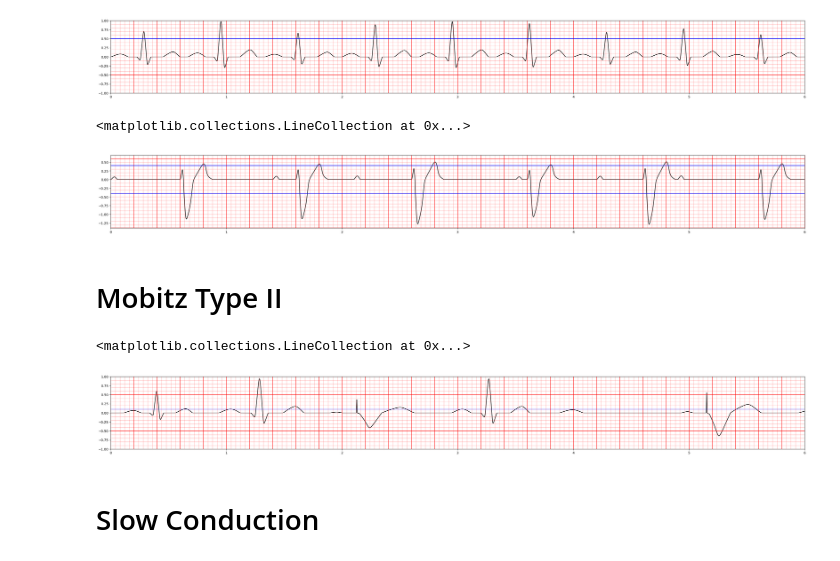
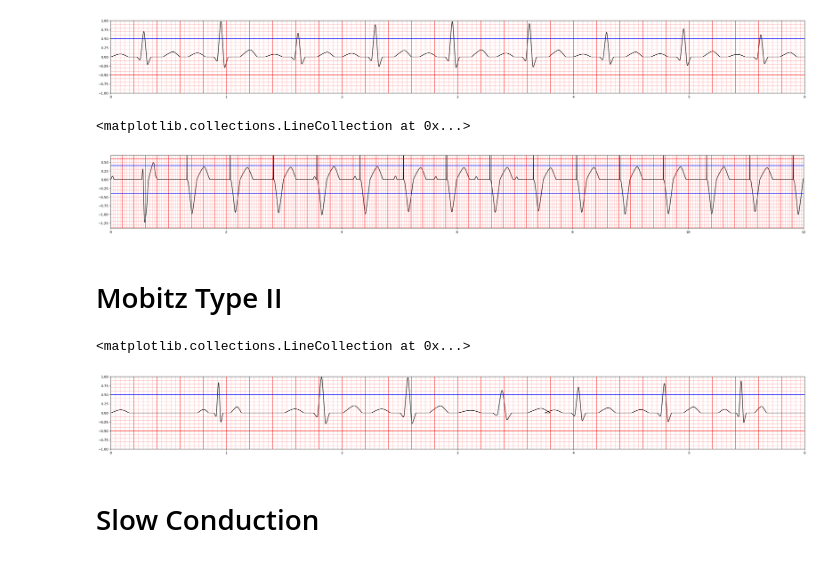
Before and after one commit to joonhaim/edupace, a Jupyter notebook: simulator-interface/ecg/ECG simulation - more organised version.ipynb, the cells around one changed output. Saved outputs shown, nothing was run; the diff lists cells and outputs as text; code cells hidden in the pictures.

```diff
--- a/simulator-interface/ecg/ECG simulation - more organised version.ipynb
+++ b/simulator-interface/ecg/ECG simulation - more organised version.ipynb
@@ -767,13 +739,14 @@ def third_deg_heart_block(ecg_func,iterations,sensitivity,output,rate,patient_HR
             x = np.concatenate((x,x_temp),axis=0)
             y = np.concatenate((y,y_temp),axis=0)
 
-        #Check if overlap for subsequent waves
+
+     #Check if overlap for subsequent waves
         elif i > 0:
             if np.min(x_temp) < np.max(x): #If there's overlap between R and P waves
                 if np.max(y_temp) >= np.max(storage[2,idx-1]): #If new wave is R wave (max y value is bigger than max y value of previous wave), get rid of previous wave
-                    cutoff = len(storage[1,idx-1]) #How much to cut off from array to get rid of P wave
-                    x = x[:-cutoff] # get rid of old wave (P wave)
-                    y = y[:-cutoff]
+                    overlap_start_idx = np.where(x >= np.min(x_temp))[0][0] #Find where overlap starts
+                    x = x[:overlap_start_idx] #Cut out overlapping region
+                    y = y[:overlap_start_idx]
                     x = np.concatenate((x,x_temp),axis=0) #Add R wave
                     y = np.concatenate((y,y_temp),axis=0)
                 #If new wave is P wave do nothing
@@ -787,7 +760,7 @@ def third_deg_heart_block(ecg_func,iterations,sensitivity,output,rate,patient_HR
 t = np.linspace(0,1,101)
 iterations = 20
 sensitivity = 0.4
-output = 1.3
+output = 1.8
 rate = 80
 patient_HR = 60
 x,y = third_deg_heart_block(ECG_wave, iterations,sensitivity,output,rate,patient_HR,asynchronous=False)
@@ -796,37 +769,37 @@ fig2, ax2 = plt.subplots(figsize=(38, 4))
 ax2.plot(x,y, color='black')
 ax2.set_xlim(0,8)
 
-ax2.set_xlim(0, 6)
+ax2.set_xlim(0, 12)
 ax2.set_ylim(-1.4, 0.7)
 
 # compute line positions
 big_lines_v = np.arange(0, 8, 0.2)
 small_lines_v = np.arange(0, 8, 0.04)
 big_lines_h = np.arange(-1.5, 1.5, 1)
 small_lines_h = np.arange(-1.5, 1.5, 0.1)
 
 ymin, ymax = ax2.get_ylim()
 xmin, xmax = ax2.get_xlim()
 
 # compute line positions
-big_lines_v = np.arange(0, 10, 0.2)
-small_lines_v = np.arange(0, 10, 0.04)
+big_lines_v = np.arange(0, 12, 0.2)
+small_lines_v = np.arange(0, 12, 0.04)
 big_lines_h = np.arange(-1.4, 0.7, 1)
 small_lines_h = np.arange(-1.4, 0.7, 0.1)
 
 # draw vertical lines (from ymin to ymax) in a single call each
 ax2.vlines(big_lines_v, ymin, ymax, colors='red', alpha=0.7, linewidth=1.5)
 ax2.vlines(small_lines_v, ymin, ymax, colors='red', alpha=0.3, linewidth=1)
 
 # draw horizontal lines (from xmin to xmax)
 ax2.hlines(big_lines_h, xmin, xmax, colors='red', alpha=0.7, linewidth=1.5)
 ax2.hlines(small_lines_h, xmin, xmax, colors='red', alpha=0.3, linewidth=1)
 
 #Line to indicate sensitivity setting
 ax2.hlines(sensitivity, xmin, xmax, colors='blue', alpha=1, linewidth=1.5)
 ax2.hlines(-sensitivity, xmin, xmax, colors='blue', alpha=1, linewidth=1.5)
 # %% [output]
 <matplotlib.collections.LineCollection at 0x...>
-[figure, old version]
+[figure, new version]
 # %% [markdown]
 # Mobitz Type II #
@@ -1011,10 +1274,9 @@ def Mobitz_type_II(ecg_func, gap, regularity, sensitivity,rate, output, asynchro
     return x, y
 # %%
 t = np.linspace(0,1,101)
-patient_HR = 75
-gap = heart_rate(patient_HR)
-sensitivity = 0.1
-x_ecg, y_ecg = Mobitz_type_II(ECG_wave, gap, regularity='Irregular', sensitivity=sensitivity, rate=70, output=1.5, asynchronous=False)
+patient_HR = 80
+sensitivity = 0.5
+x_ecg, y_ecg = Mobitz_type_II(ECG_wave,patient_HR=patient_HR,regularity='Irregular', sensitivity=sensitivity, rate=60, output=1.5, asynchronous=False)
 
 fig, ax = plt.subplots(figsize=(38, 4))
 ax.plot(x_ecg, y_ecg, color='black')
@@ -1042,7 +1304,7 @@ ax.hlines(small_lines_h, xmin, xmax, colors='red', alpha=0.3, linewidth=1)
 ax.hlines(sensitivity, xmin, xmax, colors='blue', alpha=1, linewidth=1.5)
 # %% [output]
 <matplotlib.collections.LineCollection at 0x...>
-[figure, old version]
+[figure, new version]
 # %% [markdown]
 # Slow Conduction #
 # %%
```
Also changed, not shown: parts of 2 cells of this notebook.
